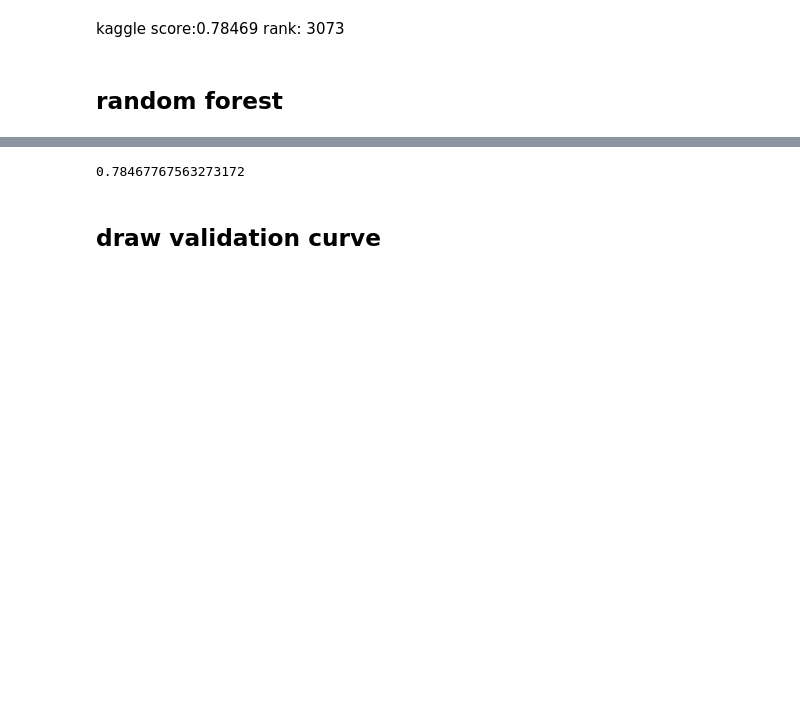
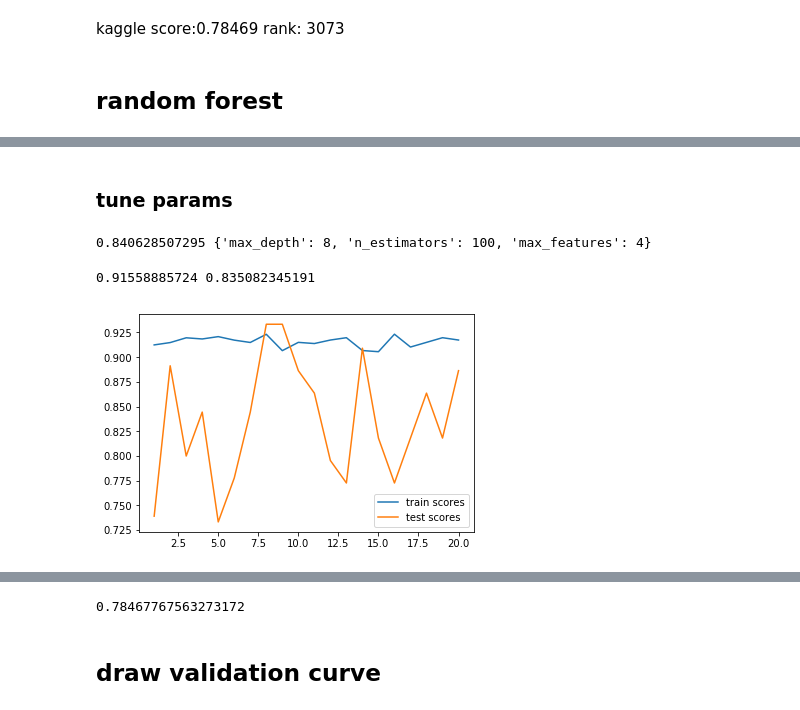
Before and after one commit to acoder1983/kaggle, a Jupyter notebook: titanic/titanic.ipynb, the cells around one changed output, grey strips where cells are left out. Cells and saved outputs as stored; diff of their text form; code cells hidden in the pictures; blank space fills up the shorter version.

```diff
--- a/titanic/titanic.ipynb
+++ b/titanic/titanic.ipynb
@@ -159,0 +227,22 @@ not better
+# %% [markdown]
+### tune params
+# %%
+from sklearn.model_selection import GridSearchCV
+
+params={'n_estimators':[10,30,50,100],'max_features':[4,6,8],'max_depth':[4,8,16]}
+gs=GridSearchCV(RandomForestClassifier(),params,scoring='accuracy',cv=10,n_jobs=-1)
+gs.fit(prepared_passenger_train,target)
+rfc=gs.best_estimator_
+print(gs.best_score_,gs.best_params_)
+# %% [output]
+0.840628507295 {'max_depth': 8, 'n_estimators': 100, 'max_features': 4}
+# %%
+from sklearn.model_selection import validation_curve
+
+train_scores,test_scores=validation_curve(rfc,prepared_passenger_train,target,
+                                          scoring='accuracy',param_name='n_estimators',param_range=[50],cv=20)
+print(train_scores.mean(), test_scores.mean())
+plotValidationCurve(train_scores,test_scores)
+# %% [output]
+0.91558885724 0.835082345191
+[figure, added]
```
Also changed, not shown: parts of 16 cells of this notebook, 1 other file.
